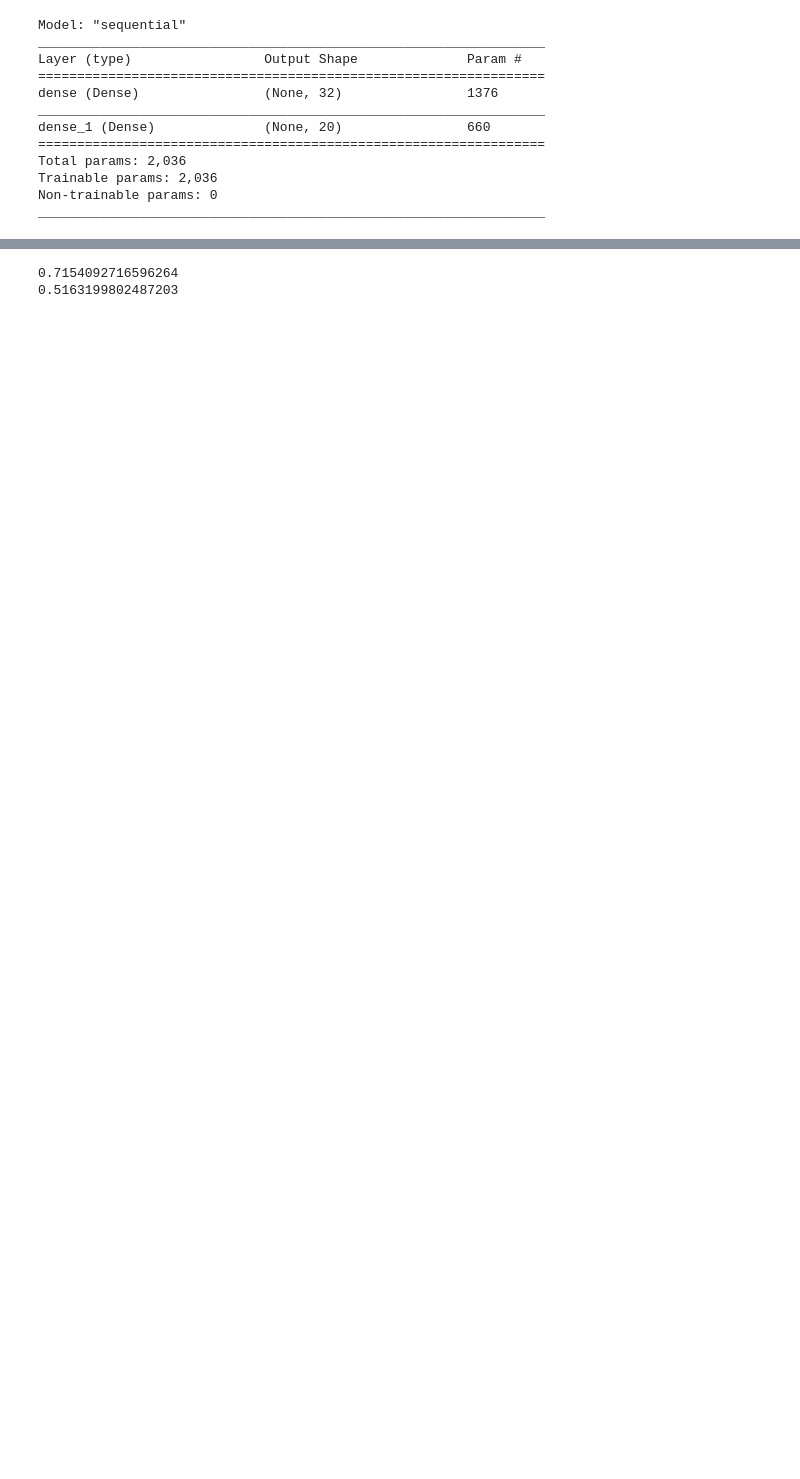
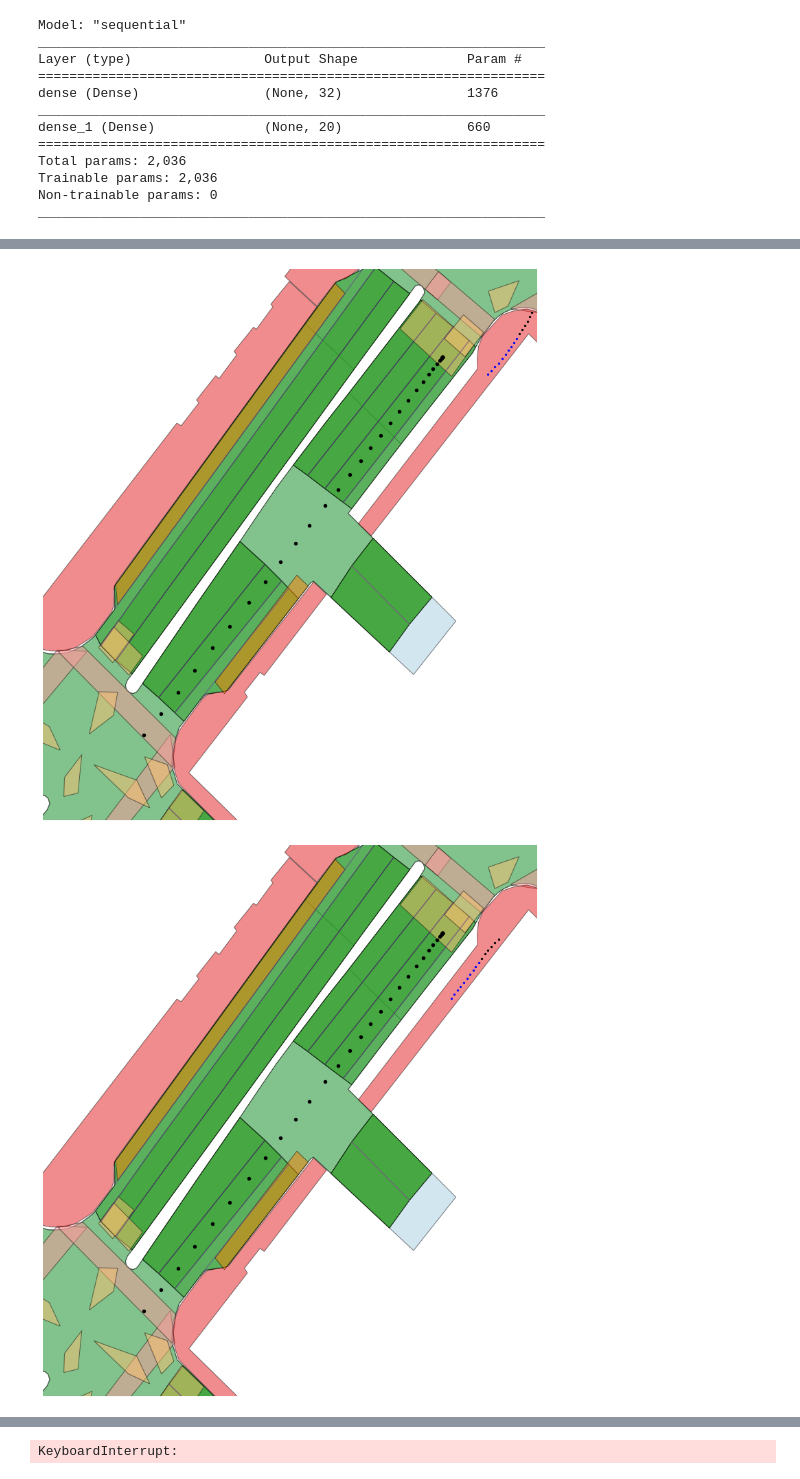
Before and after one commit to Kishaan/nuscenes-devkit, a Jupyter notebook: python-sdk/nuscenes/map_expansion/training/mlp.ipynb, the cells around one changed output, grey strips where cells are left out. Drawn from its saved outputs; the diff is of its cells as text; code cells hidden in the pictures; blank space fills up the shorter version.

```diff
--- a/python-sdk/nuscenes/map_expansion/training/mlp.ipynb
+++ b/python-sdk/nuscenes/map_expansion/training/mlp.ipynb
@@ -180,37 +180,39 @@ def rmse_error(l1, l2):
 # %%
 ade_values = []
 fde_values = []
 
 for test_idx in range(TRAIN_SIZE, len(ped_dataset)):
-    test_data = np.reshape(total_ped_matrix[test_idx,:6,:]
-                           , (1, 42))
-    predictions = fc_model.predict(test_data).reshape(-1, 2)
-    predictions = move_from_origin(rotate_from_y(predictions, ped_dataset[test_idx]["angle"]),
-                                   ped_dataset[test_idx]["origin"])
+#     test_data = np.reshape(total_ped_matrix[test_idx,:6,:]
+#                            , (1, 42))
+#     predictions = fc_model.predict(test_data).reshape(-1, 2)
+#     predictions = move_from_origin(rotate_from_y(predictions, ped_dataset[test_idx]["angle"]),
+#                                    ped_dataset[test_idx]["origin"])
 
-#     n_scene = ped_dataset[test_idx]["scene_no"]
-#     ego_poses = map_files[scene_info[str(n_scene)]["map_name"]].render_egoposes_on_fancy_map(
-#                     nusc, scene_tokens=[nusc.scene[n_scene]['token']], verbose=False,
-#                     render_egoposes=True, render_egoposes_range=False,
-#                     render_legend=False)
+    n_scene = ped_dataset[test_idx]["scene_no"]
+    ego_poses = map_files[scene_info[str(n_scene)]["map_name"]].render_egoposes_on_fancy_map(
+                    nusc, scene_tokens=[nusc.scene[n_scene]['token']], verbose=False,
+                    render_egoposes=True, render_egoposes_range=False,
+                    render_legend=False)
 
-#     plt.scatter(*zip(*np.array(ped_dataset[test_idx]["translation"])[:6,:2]), c='k', s=5, zorder=2)
-#     plt.scatter(*zip(*np.array(ped_dataset[test_idx]["translation"])[6:,:2]), c='b', s=5, zorder=3)
+    plt.scatter(*zip(*np.array(ped_dataset[test_idx]["translation"])[:6,:2]), c='k', s=5, zorder=2)
+    plt.scatter(*zip(*np.array(ped_dataset[test_idx]["translation"])[6:,:2]), c='b', s=5, zorder=3)
 #     plt.scatter(*zip(*predictions), c='r', s=5, zorder=4)
-#     plt.show()
+    plt.show()
 
-    loss = rmse_loss(predictions, np.array(ped_dataset[test_idx]["translation"])[6:,:2])
+#     loss = rmse_error(predictions, np.array(ped_dataset[test_idx]["translation"])[6:,:2])
 
-    final_loss = rmse_error(predictions[-1],
-                            np.array(ped_dataset[test_idx]["translation"])[-1,:2])
+#     final_loss = rmse_error(predictions[-1],
+#                             np.array(ped_dataset[test_idx]["translation"])[-1,:2])
 
 
 #     print(f"Loss in m is {loss}")
 #     print(f"Loss of final position in m is {final_loss}")
 
-    ade_values.append(loss)
-    fde_values.append(final_loss)
+#     ade_values.append(loss)
+#     fde_values.append(final_loss)
 
-print(np.mean(np.array(ade_values)))
-print(np.mean(np.array(fde_values)))
+# print(np.mean(np.array(ade_values)))
+# print(np.mean(np.array(fde_values)))
 # %% [output]
+[figure, added]
+[figure, added]
@@ -217,2 +229 @@ print(np.mean(np.array(fde_values)))
-0.7154092716596264
-0.5163199802487203
+KeyboardInterrupt:
```
Also changed, not shown: parts of 5 cells of this notebook, 46 other files.
